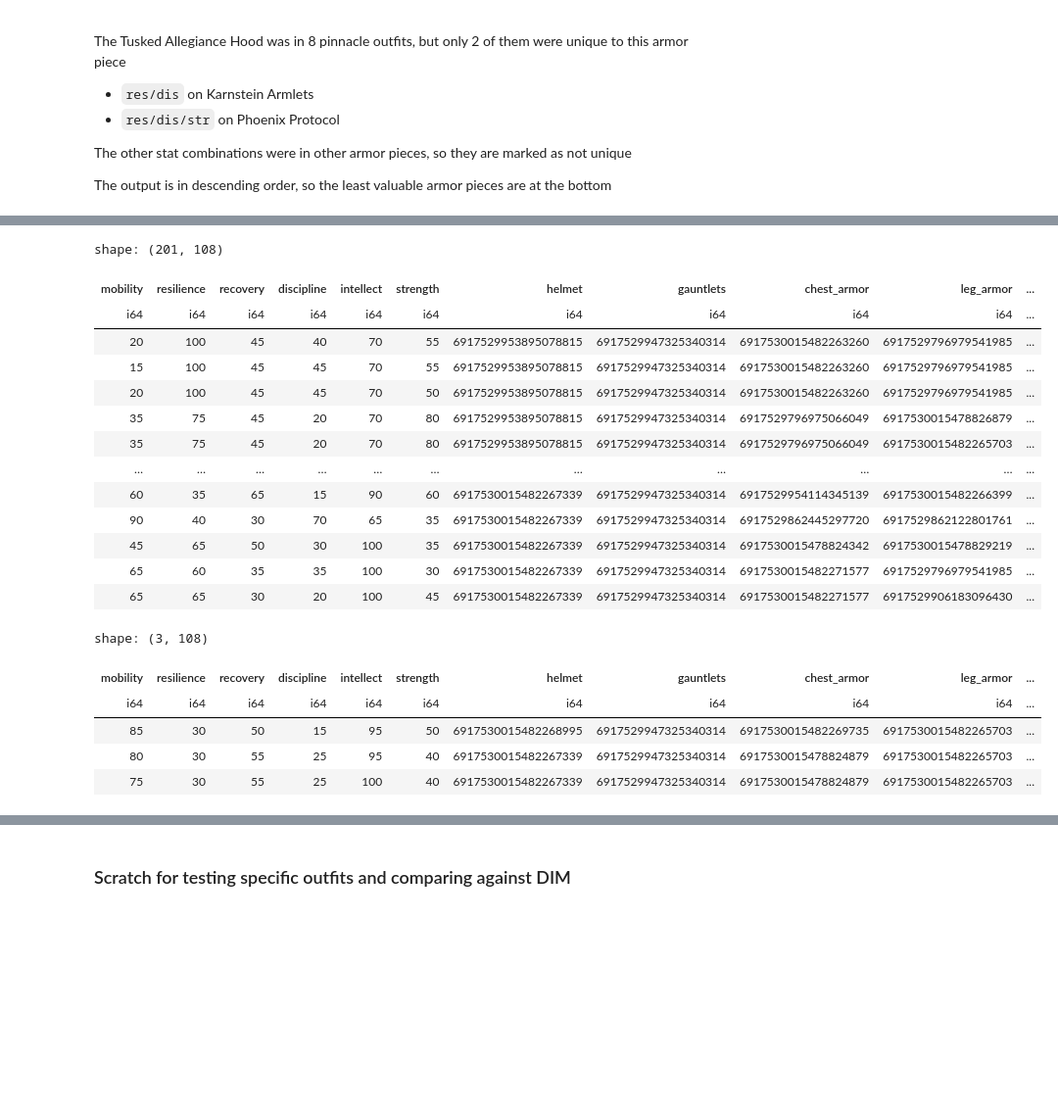
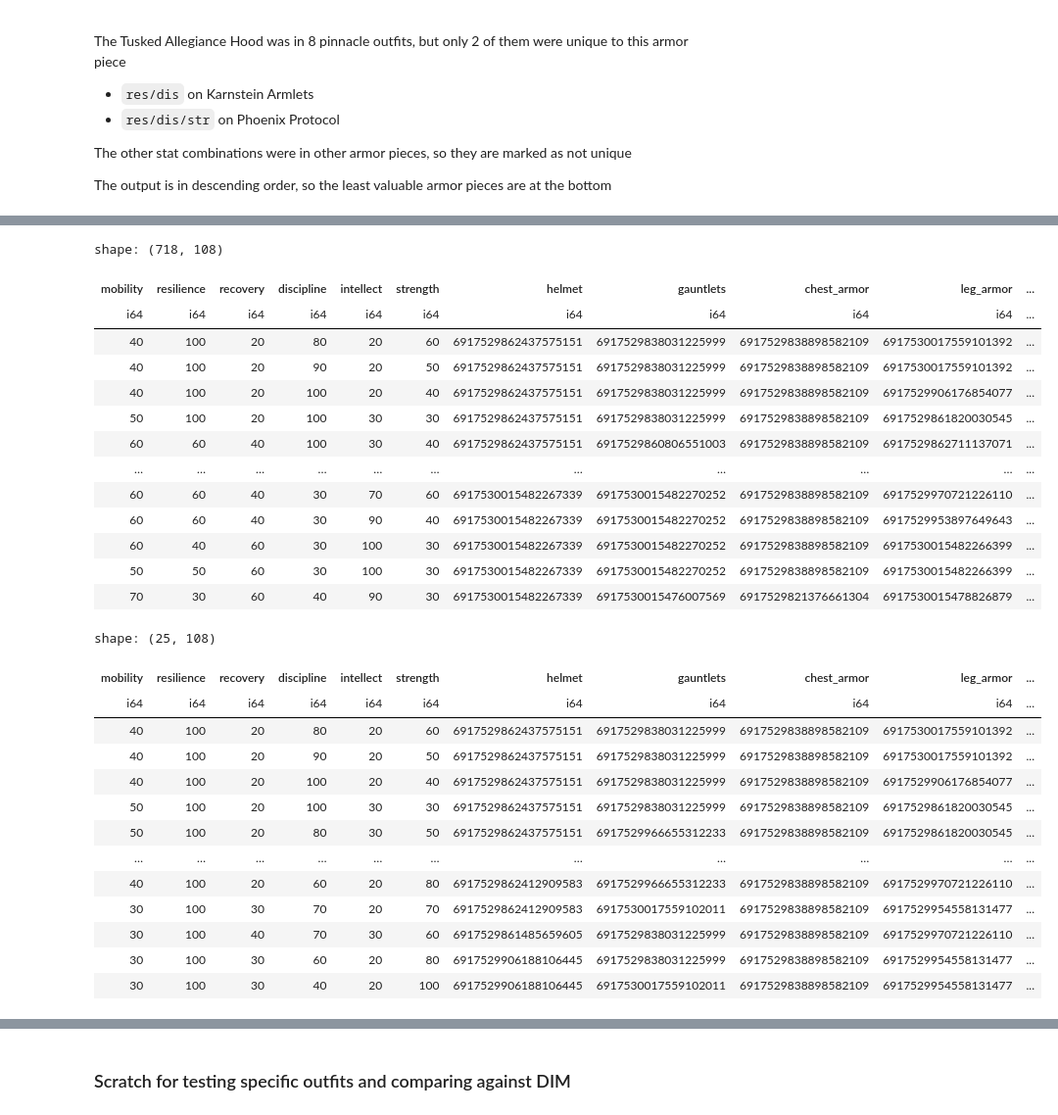
Before and after one commit to tednaleid/d2notebooks, a Jupyter notebook: d2armor.ipynb, the cells around one changed output, grey strips where cells are left out. Shown at 98% size. Cells and saved outputs as stored; diff of their text form; code cells hidden in the pictures; blank space fills up the shorter version.

```diff
--- a/d2armor.ipynb
+++ b/d2armor.ipynb
@@ -469,7 +469,7 @@ class ArmorPinnacleStats:
 
     def __str__(self):
         armor = self.armor
-        string = f"{armor.item_name} -- {armor.slot} -- id:{armor.instance_id} -- m:{armor.mobility} r:{armor.resilience} r:{armor.recovery} d:{armor.discipline} i:{armor.intellect} s:{armor.strength} Σ:{armor.total_stats} α:{"T" if armor.is_artifice else "F"}-- total pinnacle outfits: {self.total_pinnacle_outfits} -- unique pinnacle outfits: {self.unique_pinnacle_outfits}"
+        string = f"id:{armor.instance_id} -- {armor.item_name} -- {armor.slot} -- m:{armor.mobility} r:{armor.resilience} r:{armor.recovery} d:{armor.discipline} i:{armor.intellect} s:{armor.strength} Σ:{armor.total_stats} α:{"T" if armor.is_artifice else "F"}-- total pinnacle outfits: {self.total_pinnacle_outfits} -- unique pinnacle outfits: {self.unique_pinnacle_outfits}"
         for exotic, stat_combinations in sorted(self.exotic_to_pinnacle_stats.items(), key=lambda x: -len(x[1])):
             # sort on the stat_combination field so that the output is deterministic
             joined_stat_combinations = '  '.join(sorted([str(stat_combination) for stat_combination in stat_combinations]))
@@ -666,34 +666,46 @@ def find_exotic_outfits_df(exotic_name, armor_dict, outfits_df):
 
     return outfits_df.filter(col('exotic_hash') == exotic_hash)
 
-exotic_outfits_df = find_exotic_outfits_df("Osmiomancy Gloves", armor_dict, pinnacle_outfits_df)
+exotic_outfits_df = find_exotic_outfits_df("Starfire Protocol", armor_dict, pinnacle_outfits_df)
+
 exotic_outfits_df
 # %% [output]
-shape: (201, 108)
+shape: (718, 108)
 | mobility | resilience | recovery | discipline | intellect | strength | helmet | gauntlets | chest_armor | leg_armor | ... |
 | i64 | i64 | i64 | i64 | i64 | i64 | i64 | i64 | i64 | i64 | ... |
-| 20 | 100 | 45 | 40 | 70 | 55 | 6917529953895078815 | 6917529947325340314 | 6917530015482263260 | 6917529796979541985 | ... |
-| 15 | 100 | 45 | 45 | 70 | 55 | 6917529953895078815 | 6917529947325340314 | 6917530015482263260 | 6917529796979541985 | ... |
-| 20 | 100 | 45 | 45 | 70 | 50 | 6917529953895078815 | 6917529947325340314 | 6917530015482263260 | 6917529796979541985 | ... |
-| 35 | 75 | 45 | 20 | 70 | 80 | 6917529953895078815 | 6917529947325340314 | 6917529796975066049 | 6917530015478826879 | ... |
-| 35 | 75 | 45 | 20 | 70 | 80 | 6917529953895078815 | 6917529947325340314 | 6917529796975066049 | 6917530015482265703 | ... |
+| 40 | 100 | 20 | 80 | 20 | 60 | 6917529862437575151 | 6917529838031225999 | 6917529838898582109 | 6917530017559101392 | ... |
+| 40 | 100 | 20 | 90 | 20 | 50 | 6917529862437575151 | 6917529838031225999 | 6917529838898582109 | 6917530017559101392 | ... |
+| 40 | 100 | 20 | 100 | 20 | 40 | 6917529862437575151 | 6917529838031225999 | 6917529838898582109 | 6917529906176854077 | ... |
+| 50 | 100 | 20 | 100 | 30 | 30 | 6917529862437575151 | 6917529838031225999 | 6917529838898582109 | 6917529861820030545 | ... |
+| 60 | 60 | 40 | 100 | 30 | 40 | 6917529862437575151 | 6917529860806551003 | 6917529838898582109 | 6917529862711137071 | ... |
 | … | … | … | … | … | … | … | … | … | … | ... |
-| 60 | 35 | 65 | 15 | 90 | 60 | 6917530015482267339 | 6917529947325340314 | 6917529954114345139 | 6917530015482266399 | ... |
-| 90 | 40 | 30 | 70 | 65 | 35 | 6917530015482267339 | 6917529947325340314 | 6917529862445297720 | 6917529862122801761 | ... |
-| 45 | 65 | 50 | 30 | 100 | 35 | 6917530015482267339 | 6917529947325340314 | 6917530015478824342 | 6917530015478829219 | ... |
-| 65 | 60 | 35 | 35 | 100 | 30 | 6917530015482267339 | 6917529947325340314 | 6917530015482271577 | 6917529796979541985 | ... |
-| 65 | 65 | 30 | 20 | 100 | 45 | 6917530015482267339 | 6917529947325340314 | 6917530015482271577 | 6917529906183096430 | ... |
+| 60 | 60 | 40 | 30 | 70 | 60 | 6917530015482267339 | 6917530015482270252 | 6917529838898582109 | 6917529970721226110 | ... |
+| 60 | 60 | 40 | 30 | 90 | 40 | 6917530015482267339 | 6917530015482270252 | 6917529838898582109 | 6917529953897649643 | ... |
+| 60 | 40 | 60 | 30 | 100 | 30 | 6917530015482267339 | 6917530015482270252 | 6917529838898582109 | 6917530015482266399 | ... |
+| 50 | 50 | 60 | 30 | 100 | 30 | 6917530015482267339 | 6917530015482270252 | 6917529838898582109 | 6917530015482266399 | ... |
+| 70 | 30 | 60 | 40 | 90 | 30 | 6917530015482267339 | 6917530015476007569 | 6917529821376661304 | 6917530015478826879 | ... |
 # %%
 # find a particular exotic armor piece and stat combo you're interested in
-filtered_exotic_outfits_df = exotic_outfits_df.filter(col('weighted_mobility_recovery_intellect') == col('weighted_mobility_recovery_intellect_max'))
+stats = ['resilience', 'discipline', 'strength']
+weighted_column_name = 'weighted_' + '_'.join(stats)
+weighted_max_column_name = weighted_column_name + '_max'
+filtered_exotic_outfits_df = exotic_outfits_df.filter(col(weighted_column_name) == col(weighted_max_column_name))
 filtered_exotic_outfits_df
 # %% [output]
-shape: (3, 108)
+shape: (25, 108)
 | mobility | resilience | recovery | discipline | intellect | strength | helmet | gauntlets | chest_armor | leg_armor | ... |
 | i64 | i64 | i64 | i64 | i64 | i64 | i64 | i64 | i64 | i64 | ... |
-| 85 | 30 | 50 | 15 | 95 | 50 | 6917530015482268995 | 6917529947325340314 | 6917530015482269735 | 6917530015482265703 | ... |
-| 80 | 30 | 55 | 25 | 95 | 40 | 6917530015482267339 | 6917529947325340314 | 6917530015478824879 | 6917530015482265703 | ... |
-| 75 | 30 | 55 | 25 | 100 | 40 | 6917530015482267339 | 6917529947325340314 | 6917530015478824879 | 6917530015482265703 | ... |
+| 40 | 100 | 20 | 80 | 20 | 60 | 6917529862437575151 | 6917529838031225999 | 6917529838898582109 | 6917530017559101392 | ... |
+| 40 | 100 | 20 | 90 | 20 | 50 | 6917529862437575151 | 6917529838031225999 | 6917529838898582109 | 6917530017559101392 | ... |
+| 40 | 100 | 20 | 100 | 20 | 40 | 6917529862437575151 | 6917529838031225999 | 6917529838898582109 | 6917529906176854077 | ... |
+| 50 | 100 | 20 | 100 | 30 | 30 | 6917529862437575151 | 6917529838031225999 | 6917529838898582109 | 6917529861820030545 | ... |
+| 50 | 100 | 20 | 80 | 30 | 50 | 6917529862437575151 | 6917529966655312233 | 6917529838898582109 | 6917529861820030545 | ... |
+| … | … | … | … | … | … | … | … | … | … | ... |
+| 40 | 100 | 20 | 60 | 20 | 80 | 6917529862412909583 | 6917529966655312233 | 6917529838898582109 | 6917529970721226110 | ... |
+| 30 | 100 | 30 | 70 | 20 | 70 | 6917529862412909583 | 6917530017559102011 | 6917529838898582109 | 6917529954558131477 | ... |
+| 30 | 100 | 40 | 70 | 30 | 60 | 6917529861485659605 | 6917529838031225999 | 6917529838898582109 | 6917529970721226110 | ... |
+| 30 | 100 | 30 | 60 | 20 | 80 | 6917529906188106445 | 6917529838031225999 | 6917529838898582109 | 6917529954558131477 | ... |
+| 30 | 100 | 30 | 40 | 20 | 100 | 6917529906188106445 | 6917530017559102011 | 6917529838898582109 | 6917529954558131477 | ... |
 # %%
 import polars as pl
 import matplotlib.pyplot as plt
```
Also changed, not shown: parts of 15 cells of this notebook, 2 other files.
